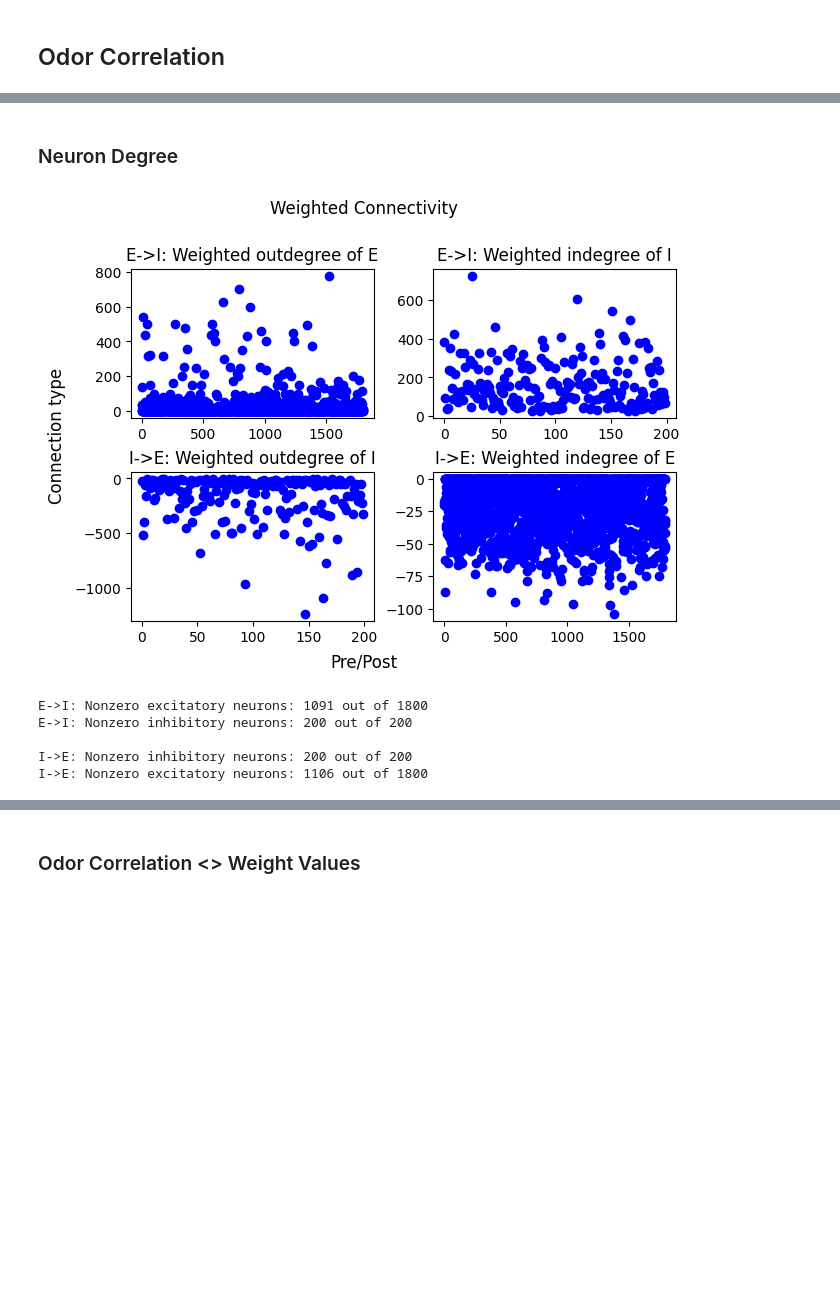
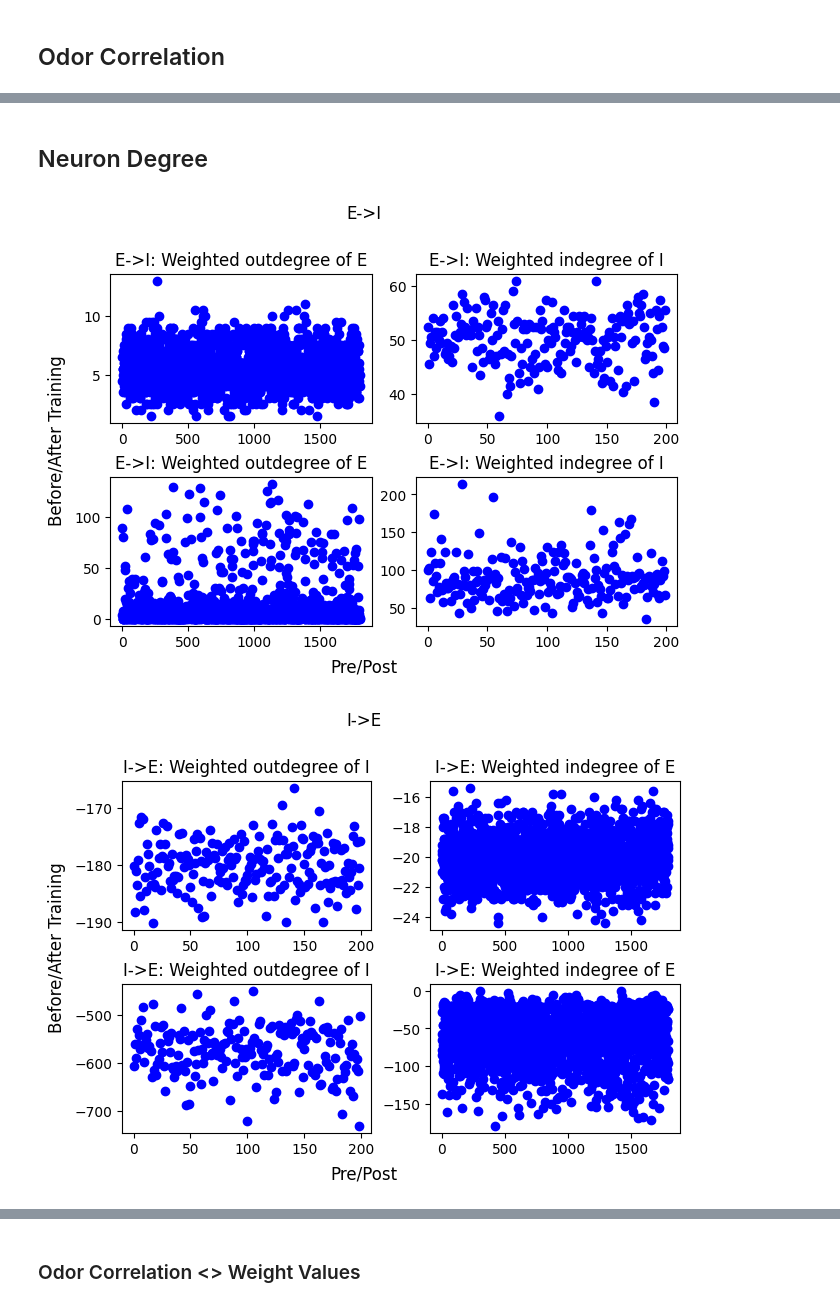
Before and after one commit to ArjunParthasarathy/Piriform-Cortex-Plasticity, a Jupyter notebook: versions/training_scripts/summary_plots.ipynb, the cells around one changed output, grey strips where cells are left out. Cells and saved outputs as stored; diff of their text form; code cells hidden in the pictures; blank space fills up the shorter version.

```diff
--- a/versions/training_scripts/summary_plots.ipynb
+++ b/versions/training_scripts/summary_plots.ipynb
@@ -56,7 +102,7 @@ def plot_corrs(fig, ax, ie_path, ei_path):
 # %%
 # Load data from a given realization
-ie_realization = 3
-ei_realization = 3
+ie_realization = 11
+ei_realization = 6
 import warnings
 warnings.filterwarnings('ignore', category=FutureWarning)
 
@@ -64,19 +110,19 @@ realization_type = f"./standard"
 
 # IE
 ie_path = f"{realization_type}/ie/realization_{ie_realization}/data"
-W_ie_initial = torch.load(f"{ie_path}/W_initial.pt")
-W_ie_trained = torch.load(f"{ie_path}/W_trained.pt")
+W_ie_initial = torch.load(f"{ie_path}/W_initial.pt").detach().cpu()
+W_ie_trained = torch.load(f"{ie_path}/W_trained.pt").detach().cpu()
 ie_update_inds = get_update_inds(ie_post, ie_pre, W_ie_trained)
-R_ie_initial = torch.load(f"{ie_path}/R_initial.pt")
-R_ie_trained = torch.load(f"{ie_path}/R_trained.pt")
+R_ie_initial = torch.load(f"{ie_path}/R_initial.pt").detach().cpu()
+R_ie_trained = torch.load(f"{ie_path}/R_trained.pt").detach().cpu()
 
 # EI
 ei_path = f"{realization_type}/ei/realization_{ei_realization}/data"
-W_ei_initial = torch.load(f"{ei_path}/W_initial.pt")
-W_ei_trained = torch.load(f"{ei_path}/W_trained.pt")
+W_ei_initial = torch.load(f"{ei_path}/W_initial.pt").detach().cpu()
+W_ei_trained = torch.load(f"{ei_path}/W_trained.pt").detach().cpu()
 ei_update_inds = get_update_inds(ei_post, ei_pre, W_ei_trained)
-R_ei_initial = torch.load(f"{ei_path}/R_initial.pt")
-R_ei_trained = torch.load(f"{ei_path}/R_trained.pt")
+R_initial = torch.load(f"{ei_path}/R_initial.pt").detach().cpu()
+R_trained = torch.load(f"{ei_path}/R_trained.pt").detach().cpu()
 # %% [markdown]
 # Summary Statistics
 # %% [markdown]
@@ -142,40 +236,53 @@ plt.show()
 # %% [markdown]
-### Neuron Degree
+## Neuron Degree
 # %%
 fig, ax = plt.subplots(nrows=2, ncols=2, constrained_layout=True)
 
 # IE
 
-W_ie = W_ie_trained[num_e:, :num_e].detach().cpu()
-ax[0, 0].plot(torch.sum(W_ie, dim=0), "bo")
+W0_ie = W_ie_initial[num_e:, :num_e].detach().cpu()
+ax[0, 0].plot(torch.sum(W0_ie, dim=0), "bo")
 ax[0, 0].set_title("E->I: Weighted outdegree of E")
-ax[0, 1].plot(torch.sum(W_ie, dim=1), "bo")
+ax[0, 1].plot(torch.sum(W0_ie, dim=1), "bo")
 ax[0, 1].set_title("E->I: Weighted indegree of I")
+Wf_ie = W_ie_trained[num_e:, :num_e].detach().cpu()
+ax[1, 0].plot(torch.sum(Wf_ie, dim=0), "bo")
+ax[1, 0].set_title("E->I: Weighted outdegree of E")
+ax[1, 1].plot(torch.sum(Wf_ie, dim=1), "bo")
+ax[1, 1].set_title("E->I: Weighted indegree of I")
+
+fig.supylabel("Before/After Training")
+fig.supxlabel("Pre/Post")
+fig.suptitle("E->I\n")
+
+plt.show()
 
 # EI
 
-W_ei = W_ei_trained[:num_e, num_e:].detach().cpu()
-ax[1, 0].plot(torch.sum(W_ei, dim=0), "bo")
+fig, ax = plt.subplots(nrows=2, ncols=2, constrained_layout=True)
+W0_ei = W_ei_initial[:num_e, num_e:].detach().cpu()
+ax[0, 0].plot(torch.sum(W0_ei, dim=0), "bo")
+ax[0, 0].set_title("I->E: Weighted outdegree of I")
+ax[0, 1].plot(torch.sum(W0_ei, dim=1), "bo")
+ax[0, 1].set_title("I->E: Weighted indegree of E")
+Wf_ei = W_ei_trained[:num_e, num_e:].detach().cpu()
+ax[1, 0].plot(torch.sum(Wf_ei, dim=0), "bo")
 ax[1, 0].set_title("I->E: Weighted outdegree of I")
-ax[1, 1].plot(torch.sum(W_ei, dim=1), "bo")
+ax[1, 1].plot(torch.sum(Wf_ei, dim=1), "bo")
 ax[1, 1].set_title("I->E: Weighted indegree of E")
 
-fig.supylabel("Connection type")
+fig.supylabel("Before/After Training")
 fig.supxlabel("Pre/Post")
-fig.suptitle("Weighted Connectivity\n")
+fig.suptitle("I->E\n")
 
 plt.show()
 
-print(f"E->I: Nonzero excitatory neurons: {torch.count_nonzero(torch.sum(torch.abs(W_ie), dim=0) > 1e-1)} out of {num_e}")
-print(f"E->I: Nonzero inhibitory neurons: {torch.count_nonzero(torch.sum(torch.abs(W_ie), dim=1) > 1e-1)} out of {num_i}")
-print()
-print(f"I->E: Nonzero inhibitory neurons: {torch.count_nonzero(torch.sum(torch.abs(W_ei), dim=0) > 1e-1)} out of {num_i}")
-print(f"I->E: Nonzero excitatory neurons: {torch.count_nonzero(torch.sum(torch.abs(W_ei), dim=1) > 1e-1)} out of {num_e}")
+# print(f"E->I: Nonzero excitatory neurons: {torch.count_nonzero(torch.sum(torch.abs(W_ie), dim=0) > 1e-0)} out of {num_e}")
+# print(f"E->I: Nonzero inhibitory neurons: {torch.count_nonzero(torch.sum(torch.abs(W_ie), dim=1) > 1e-0)} out of {num_i}")
+# print()
+# print(f"I->E: Nonzero inhibitory neurons: {torch.count_nonzero(torch.sum(torch.abs(W_ei), dim=0) > 1e-0)} out of {num_i}")
+# print(f"I->E: Nonzero excitatory neurons: {torch.count_nonzero(torch.sum(torch.abs(W_ei), dim=1) > 1e-0)} out of {num_e}")
 # %% [output]
-[figure, old version]
+[figure, new version]
-E->I: Nonzero excitatory neurons: 1091 out of 1800
-E->I: Nonzero inhibitory neurons: 200 out of 200
-
-I->E: Nonzero inhibitory neurons: 200 out of 200
-I->E: Nonzero excitatory neurons: 1106 out of 1800
+[figure, added]
 # %% [markdown]
```
Also changed, not shown: parts of 47 cells of this notebook, 16 other files.
